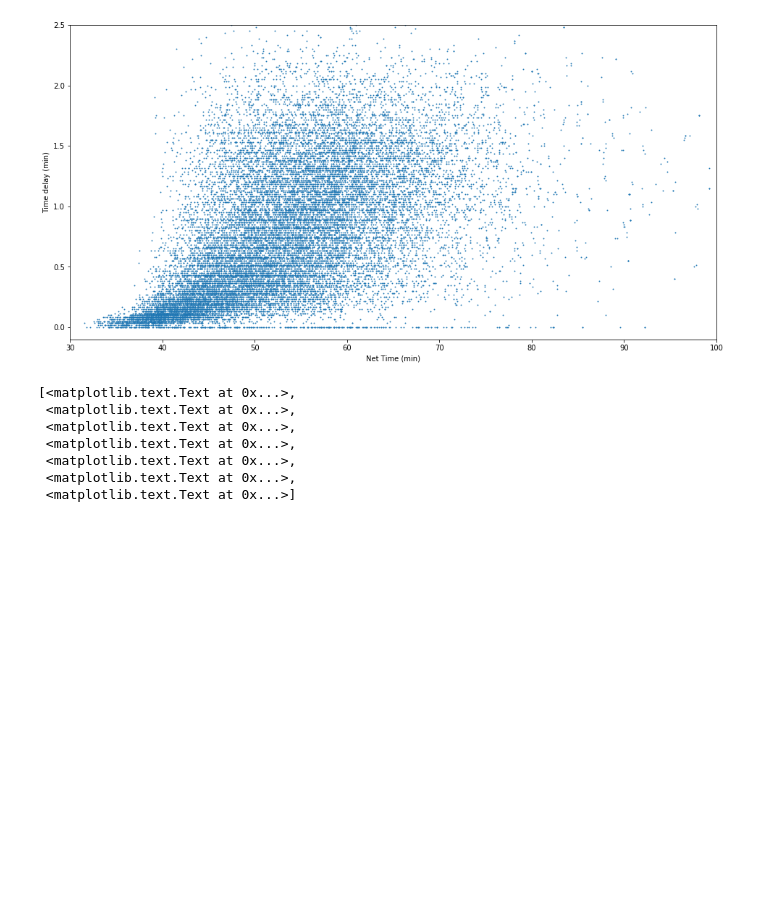
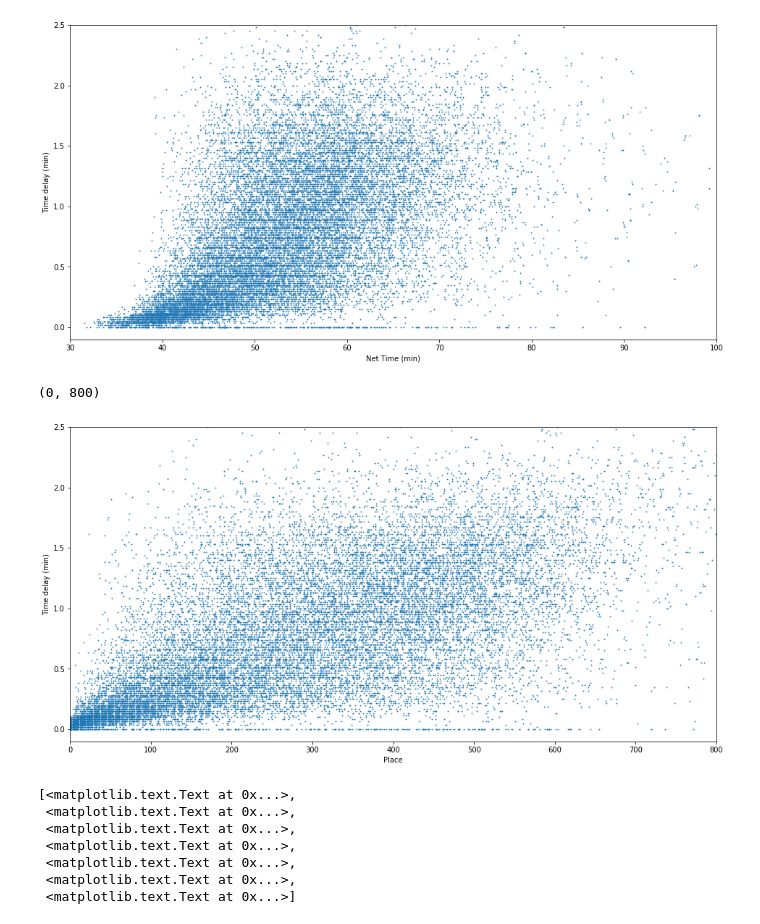
Before and after one commit to CDonnerer/regents-races, a Jupyter notebook: race_analysis.ipynb, the cells around one changed output. Drawn from its saved outputs; the diff is of its cells as text; code cells hidden in the pictures; blank space fills up the shorter version.

```diff
--- a/race_analysis.ipynb
+++ b/race_analysis.ipynb
@@ -77,6 +77,16 @@ plt.xlim([30,100])
 # %% [output]
 (30, 100)
 [figure]
+# %%
+plt.figure(figsize=(16,8))
+plt.scatter(df2['Place'],df2['Gun Time']-df2['Net Time'],marker='.',s=3)
+plt.xlabel('Place')
+plt.ylabel('Time delay (min)')
+plt.ylim([-.1,2.5])
+plt.xlim([0,800])
+# %% [output]
+(0, 800)
+[figure, added]
 # %%
 fig, ax = plt.subplots(figsize=(16,8))
 
```
Also changed, not shown: 1 other file.
